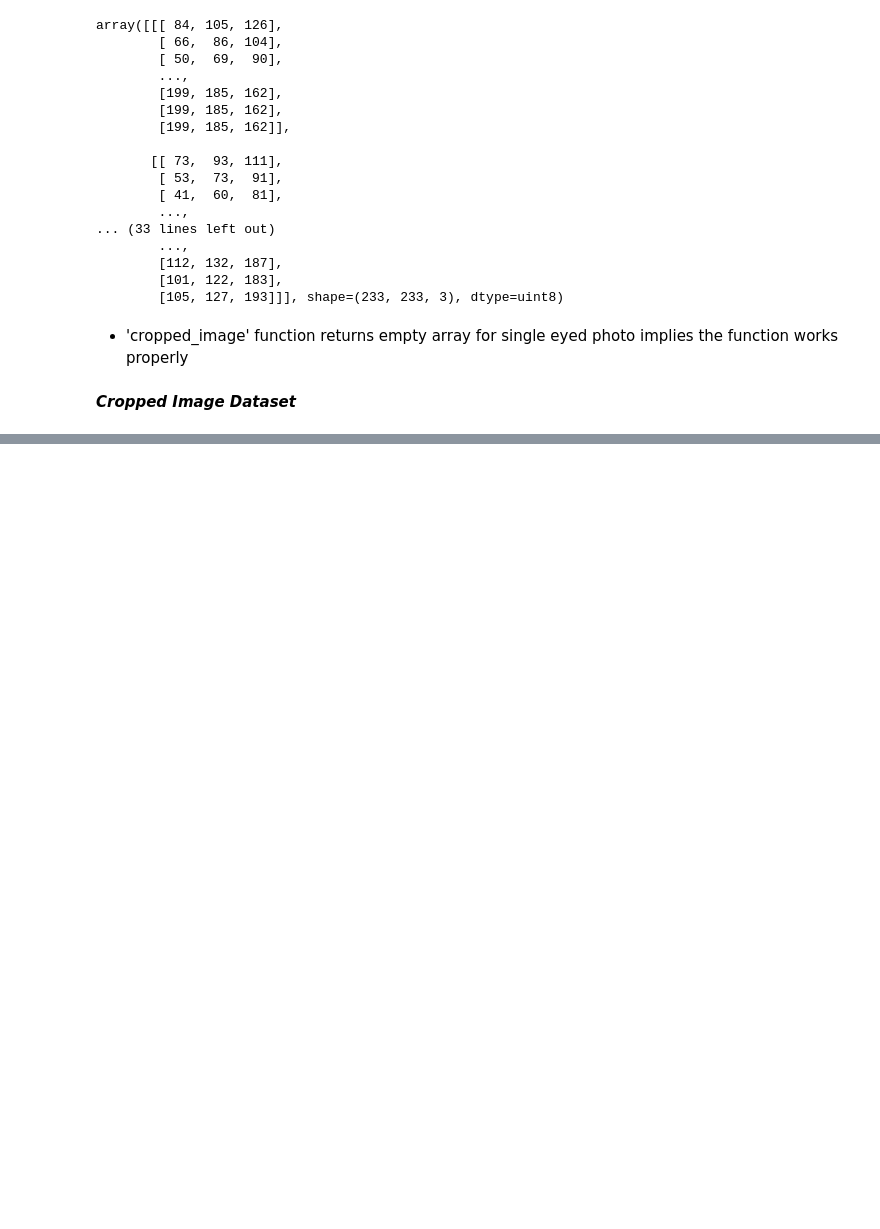
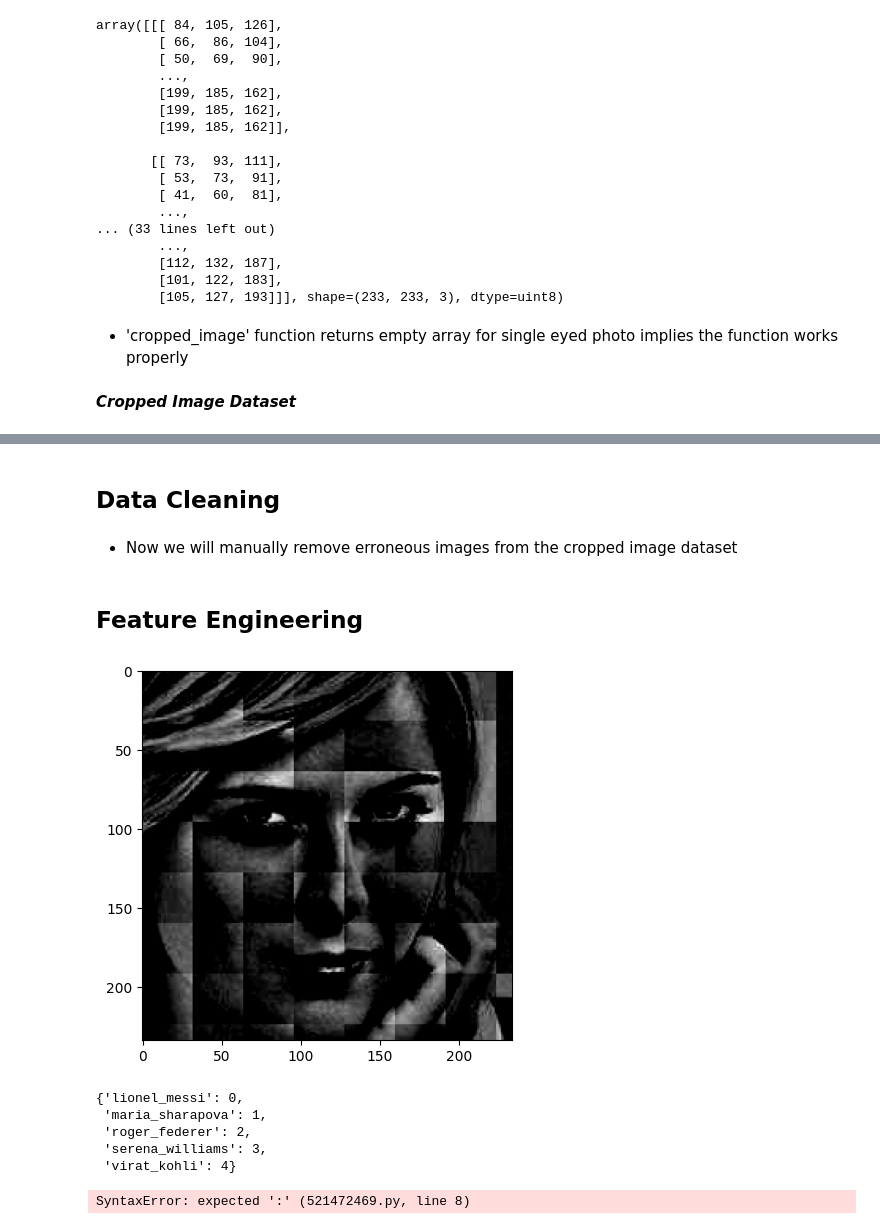
Before and after one commit to Somesh-Salunkhe/Athlete_Image_Classification, a Jupyter notebook: Athlete_Image_Classifier.ipynb, the cells around one changed output, grey strips where cells are left out. Drawn from its saved outputs; the diff is of its cells as text; code cells hidden in the pictures; blank space fills up the shorter version.

Commit message:
Train-Test Dataset

```diff
--- a/Athlete_Image_Classifier.ipynb
+++ b/Athlete_Image_Classifier.ipynb
@@ -237,3 +235,9 @@ serena_williams
 Generating cropped images in folder:  ./dataset/cropped/serena_williams
 virat_kohli
 Generating cropped images in folder:  ./dataset/cropped/virat_kohli
+# %% [markdown]
+## Data Cleaning
+# %% [markdown]
+- Now we will manually remove erroneous images from the cropped image dataset
+# %% [markdown]
+## Feature Engineering
@@ -239,0 +247,68 @@ Generating cropped images in folder:  ./dataset/cropped/virat_kohli
+# %%
+# Wavelet Transform
+
+def w2d(img, mode='haar', level=1):
+    imArray = img
+
+    # Convert to grayscale if needed
+    if len(imArray.shape) == 3:
+        imArray = cv2.cvtColor(imArray, cv2.COLOR_RGB2GRAY)
+
+    # Convert to float
+    imArray = np.float32(imArray)
+    imArray /= 255.0
+
+    # Compute coefficients
+    coeffs = pywt.wavedec2(imArray, mode, level=level)
+
+    # Set approximation coefficients to zero
+    coeffs_H = list(coeffs)
+    coeffs_H[0] = np.zeros_like(coeffs_H[0])
+
+    # Reconstruct image from detail coefficients
+    imArray_H = pywt.waverec2(coeffs_H, mode)
+    imArray_H *= 255
+    imArray_H = np.uint8(np.clip(imArray_H, 0, 255))
+
+    return imArray_H
+# %%
+# Wavelet Transformer Image
+im_har = w2d(image, 'db1', 5)
+plt.imshow(im_har, cmap='gray')
+plt.show()
+# %% [output]
+[figure, added]
+# %%
+# Target class dictionary
+class_dict = {}
+count = 0
+
+for athlete_name in athlete_image_names.keys():
+    class_dict[athlete_name] = count
+    count +=  1
+
+class_dict
+# %% [output]
+{'lionel_messi': 0,
+ 'maria_sharapova': 1,
+ 'roger_federer': 2,
+ 'serena_williams': 3,
+ 'virat_kohli': 4}
+# %%
+# Stacking Wavelet transformed and original cropped images together to form final dataset
+
+X,y =[], []
+
+for athlete_name, training_files in athlete_image_names.items():
+    for training_image in training_files:
+        img = cv2.imread(training_image)
+        if img is None:
+            continue
+        scaled_raw_img = cv2.resize(img, (32,32))
+        img_har = w2d(img, 'db1', 5)
+        scaled_img_har = cv2.resize(img_har, (32,32))
+        combined_img = np.vstack((scaled_raw_img.reshape(32*32*3,1), scaled_img_har.reshape(32-32,1)))
+        X.append(combined_img)
+        y.append(class_dict[athlete_name])
+# %% [output]
+SyntaxError: expected ':' (521472469.py, line 8)
```
Also changed, not shown: parts of 3 cells of this notebook.
